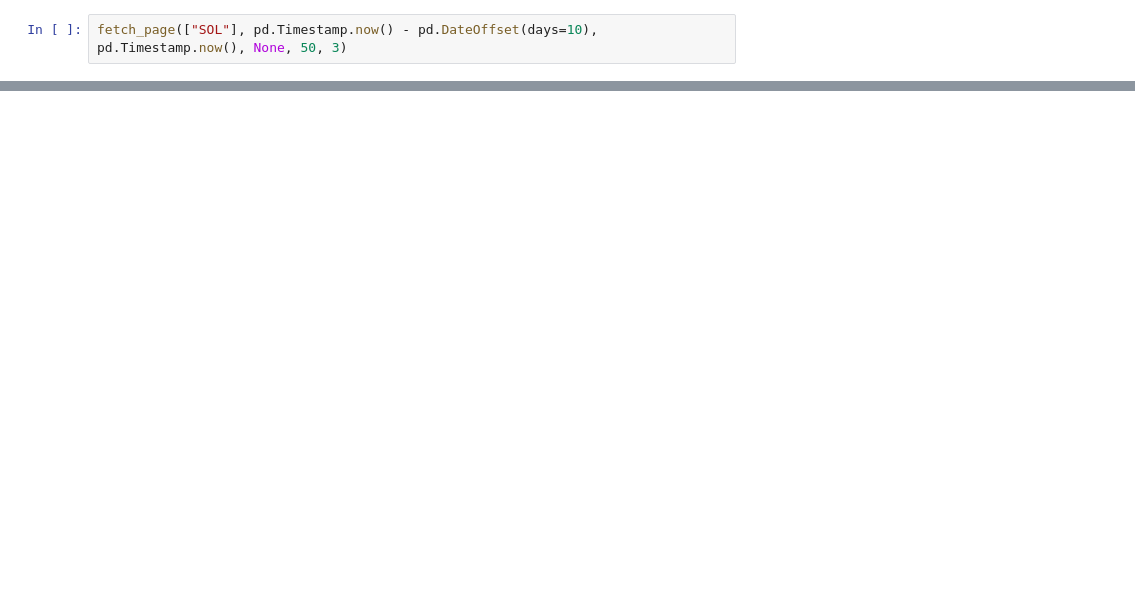
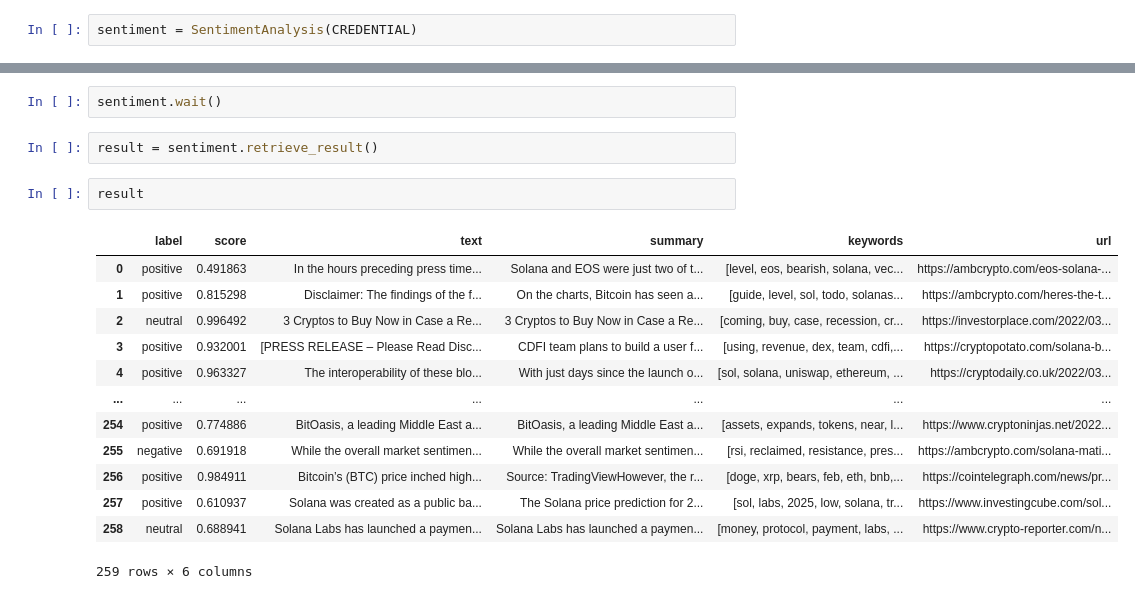
Before and after one commit to simonrouse9461/CS329S, a Jupyter notebook: sentiment.ipynb, the cells around one changed output, grey strips where cells are left out. Drawn from its saved outputs; the diff is of its cells as text; blank space fills up the shorter version.

```diff
--- a/sentiment.ipynb
+++ b/sentiment.ipynb
@@ -110,2 +44,2 @@ b'{\n    "data": [],\n    "error": "No News Found - Please use our fallback feat
 # %%
-fetch_page(["SOL"], pd.Timestamp.now() - pd.DateOffset(days=10), pd.Timestamp.now(), None, 50, 3)
+sentiment = SentimentAnalysis(CREDENTIAL)
@@ -218 +48,21 @@ class CryptoNewsScraper:
+# %%
+sentiment.wait()
+# %%
+result = sentiment.retrieve_result()
+# %%
+result
+# %% [output]
+|  | label | score | text | summary | keywords | url |
+| 0 | positive | 0.491863 | In the hours preceding press time... | Solana and EOS were just two of t... | [level, eos, bearish, solana, vec... | https://ambcrypto.com/eos-solana-... |
+| 1 | positive | 0.815298 | Disclaimer: The findings of the f... | On the charts, Bitcoin has seen a... | [guide, level, sol, todo, solanas... | https://ambcrypto.com/heres-the-t... |
+| 2 | neutral | 0.996492 | 3 Cryptos to Buy Now in Case a Re... | 3 Cryptos to Buy Now in Case a Re... | [coming, buy, case, recession, cr... | https://investorplace.com/2022/03... |
+| 3 | positive | 0.932001 | [PRESS RELEASE – Please Read Disc... | CDFI team рlаnѕ to build a user f... | [using, revenue, dex, team, cdfi,... | https://cryptopotato.com/solana-b... |
+| 4 | positive | 0.963327 | The interoperability of these blo... | With just days since the launch o... | [sol, solana, uniswap, ethereum, ... | https://cryptodaily.co.uk/2022/03... |
+| ... | ... | ... | ... | ... | ... | ... |
+| 254 | positive | 0.774886 | BitOasis, a leading Middle East a... | BitOasis, a leading Middle East a... | [assets, expands, tokens, near, l... | https://www.cryptoninjas.net/2022... |
+| 255 | negative | 0.691918 | While the overall market sentimen... | While the overall market sentimen... | [rsi, reclaimed, resistance, pres... | https://ambcrypto.com/solana-mati... |
+| 256 | positive | 0.984911 | Bitcoin’s (BTC) price inched high... | Source: TradingViewHowever, the r... | [doge, xrp, bears, feb, eth, bnb,... | https://cointelegraph.com/news/pr... |
+| 257 | positive | 0.610937 | Solana was created as a public ba... | The Solana price prediction for 2... | [sol, labs, 2025, low, solana, tr... | https://www.investingcube.com/sol... |
+| 258 | neutral | 0.688941 | Solana Labs has launched a paymen... | Solana Labs has launched a paymen... | [money, protocol, payment, labs, ... | https://www.crypto-reporter.com/n... |
+259 rows × 6 columns
 # %%
```
Also changed, not shown: parts of 18 cells of this notebook, 5 other files.
